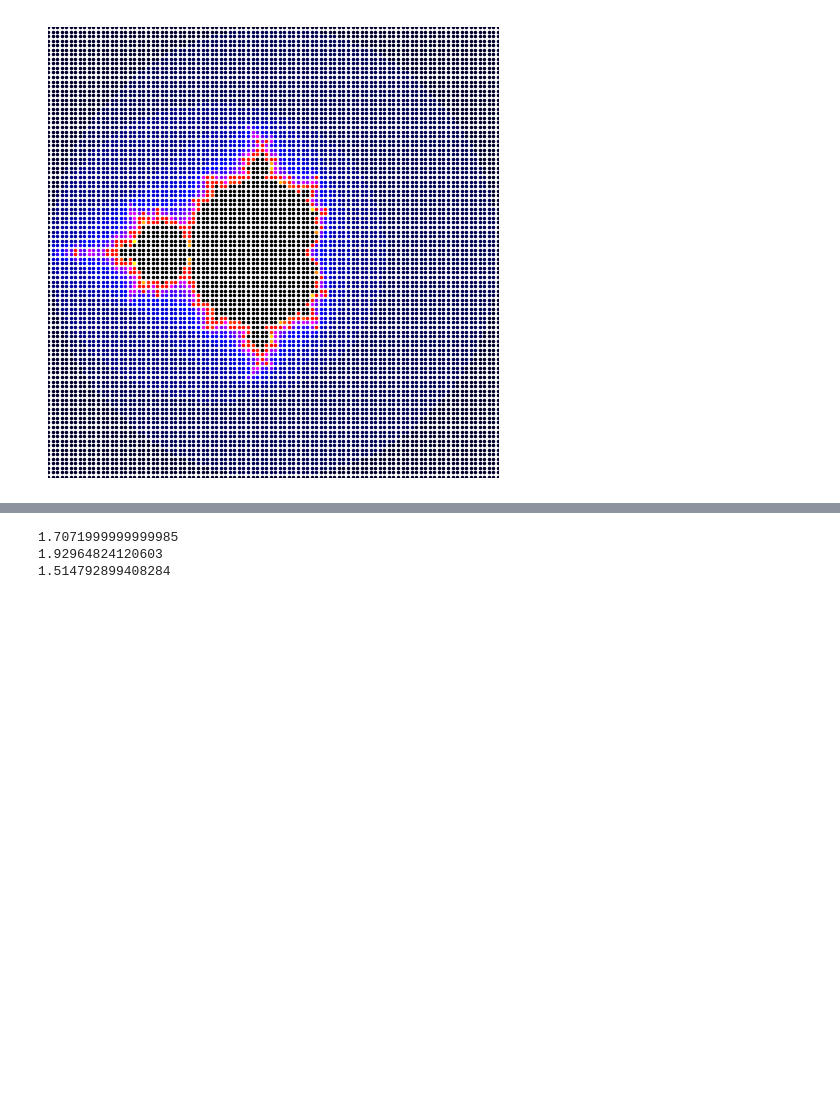
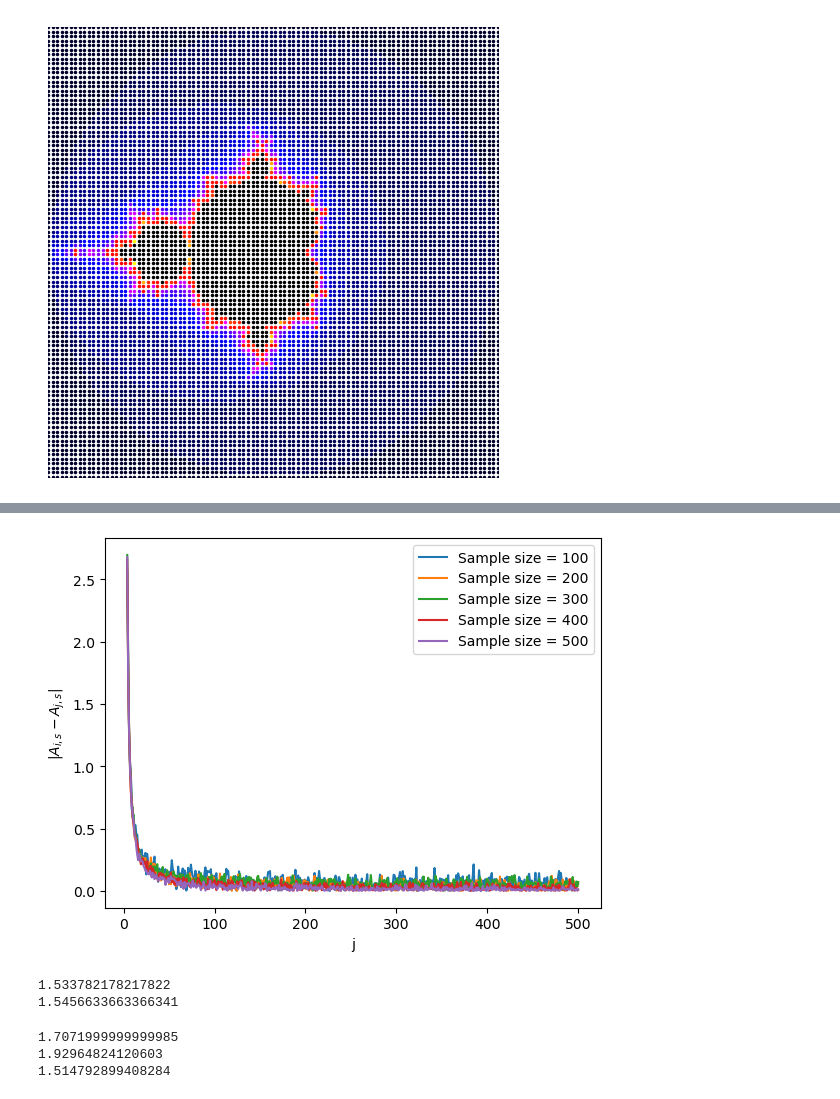
Before and after one commit to sachagijsbers/stochastic_1, a Jupyter notebook: code.ipynb, the cells around one changed output, grey strips where cells are left out. Saved outputs shown, nothing was run; the diff lists cells and outputs as text; code cells hidden in the pictures; blank space fills up the shorter version.

```diff
--- a/code.ipynb
+++ b/code.ipynb
@@ -65,23 +65,3 @@ plt.tight_layout()
 plt.show()
 # %% [output]
 [figure]
-# %%
-def area_mandelbrot(max_iter, samples, tot_area, xmin = -2, xmax = 2, ymin = -2, ymax = 2):
-    area_s = []
-    in_num = 0
-    for s in range(1, samples):
-        x, y = np.random.uniform(xmin, xmax), np.random.uniform(ymin, ymax)
-        c = x - y * 1j
-        n =  mandelbrot_iterations(c, max_iter)
-        if n == max_iter:
-            in_num += 1
-        area_s.append((in_num/samples)*tot_area)
-
-    return area_s
-    # return sum(area_s)/len(area_s)*tot_area
-# %%
-iterations = 300
-samples = 300
-tot_area = (2- (-2))* (2- (-2))
-
-print(area_mandelbrot(iterations, samples, tot_area))
@@ -200,3 +129,44 @@ def hypercube_area_mandelbrot(samples, tot_area, max_iterations, xmin = -2, xmax
+# %%
+samples = 501
+iterations = 501
+runs = 100
+
+j_list = []
+for j in range(4, iterations):
+    j_list.append(j)
+
+diffs_sample = []
+sample_list = []
+for sample in range(100, samples, 100):
+    sample_list.append(sample)
+
+    total = area_mandelbrot(iterations,sample,runs)[0]
+    diffs = []
+    for j in j_list:
+        area, _ = area_mandelbrot(j, sample, runs)
+        diffs.append(abs(total-area))
+
+    diffs_sample.append(diffs)
+
+for index in range(len(diffs_sample)):
+    plt.plot(j_list, diffs_sample[index], label = f"Sample size = {sample_list[index]}")
+
+plt.legend()
+plt.ylabel('$|A_{i,s} - A_{j,s}|$')
+plt.xlabel('j')
+plt.show()
+# %% [output]
+[figure, added]
+# %%
+iterations = 101
+samples = 101
+runs = 1000
+
+print(area_mandelbrot(iterations, samples, runs, 'random'))
+print(area_mandelbrot(iterations, samples, runs, 'hyper'))
+# %% [output]
+1.533782178217822
+1.5456633663366341
 # %%
 def ortho_area_mandelbrot(samples, tot_area, max_iterations, xmin = -2, xmax = 2, ymin = -2, ymax = 2):
     # for s in range(4, samples):
```
Also changed, not shown: parts of 5 cells of this notebook.
